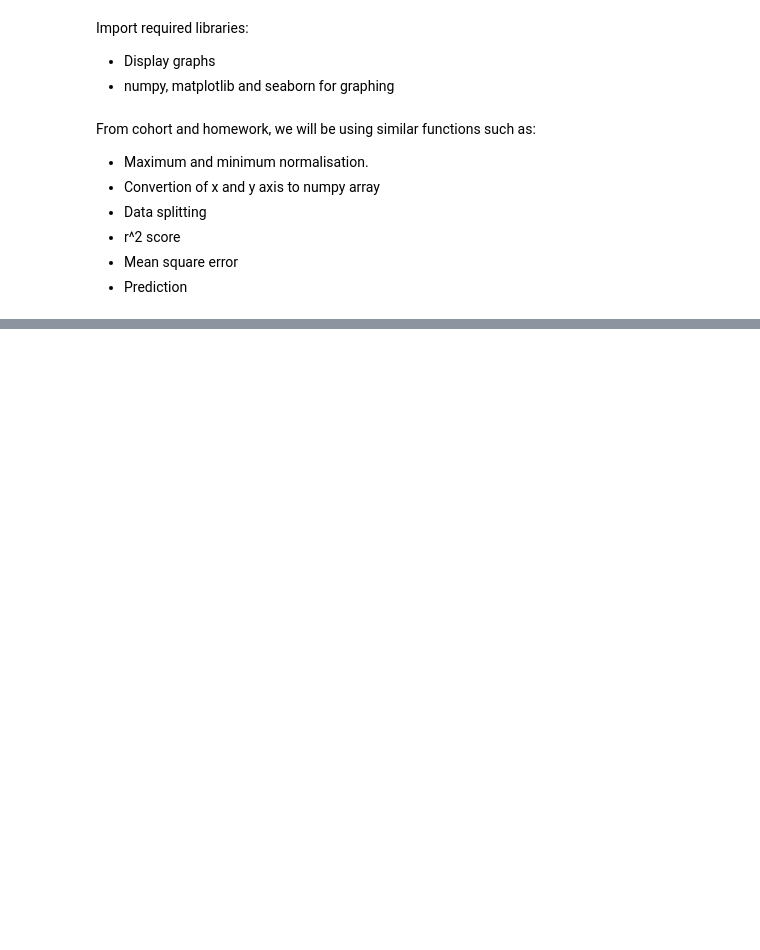
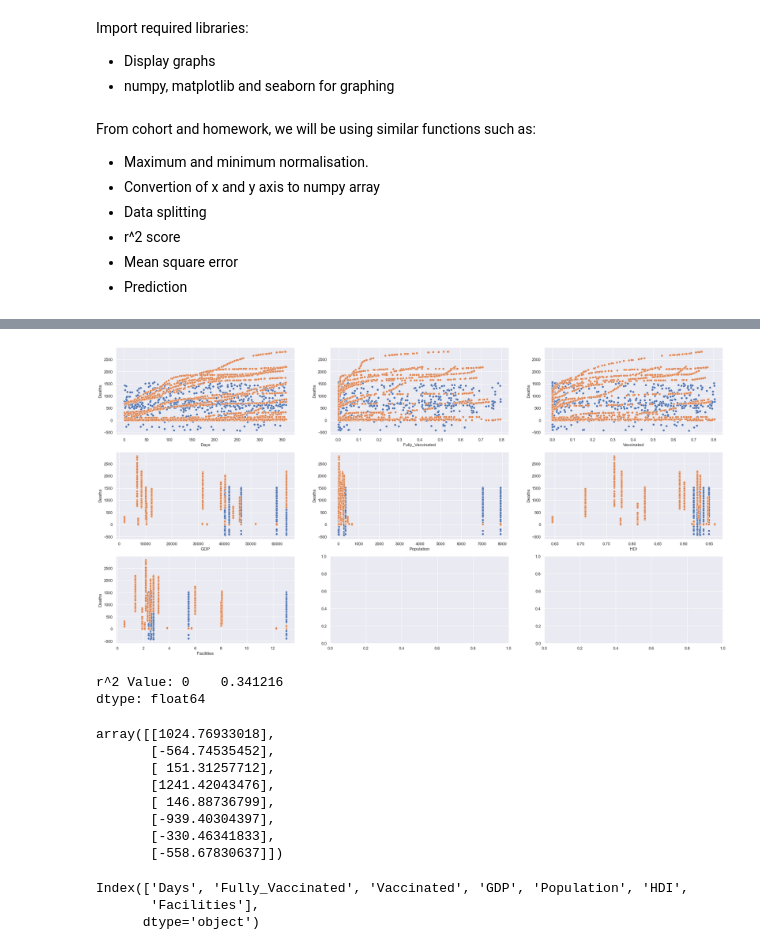
Before and after one commit to SorinoSSK/Term3_DDW_2D, a Jupyter notebook: Task 1.ipynb, the cells around one changed output, grey strips where cells are left out. Drawn from its saved outputs; the diff is of its cells as text; code cells hidden in the pictures; blank space fills up the shorter version.

```diff
--- a/Task 1.ipynb
+++ b/Task 1.ipynb
@@ -51,8 +32,11 @@ From cohort and homework, we will be using similar functions such as:
 - Prediction
 # %%
 def normalize_z(df):
-    dfout = (df - df.min(axis=0)) / (df.max(axis=0) - df.min(axis=0))
-    return dfout
+    return (df - df.min(axis=0)) / (df.max(axis=0) - df.min(axis=0))
+
+
+def normalize_predict(df, dfx):
+    return (dfx - df.min(axis=0)) / (df.max(axis=0) - df.min(axis=0))
 
 
 def prepare_x(df_x):
@@ -65,9 +49,9 @@ def prepare_y(df_y):
     return df_y.to_numpy()
 
 
-def predict(df_x, beta):
-    x = prepare_x(normalize_z(df_x))
-    # x = prepare_x(df_x)
+def predict(df, df_x, beta):
+    # x = prepare_x(normalize_z(df_x))
+    x = prepare_x(normalize_predict(df, df_x))
     return predict_norm(x, beta)
 
 
@@ -251,0 +150,30 @@ Predicted deaths: -40328084323.434906
+# %%
+prediction = pd.DataFrame(predict(xVal_train, xVal_test, beta))
+fig, axs = plt.subplots(math.ceil(len(xVal_train.columns)/3), 3, figsize=(30, 15))
+for index, x in enumerate(xVal.columns):
+    sns.set()
+    scat0 = sns.scatterplot(x=xVal_test[x], y=prediction[0], ax=axs[int(index/3), index%3,])
+    scat1 = sns.scatterplot(x=xVal_test[x], y=yVal_test["total_deaths_per_million"], ax=axs[int(index/3), index%3,])
+
+    scat0.set_ylabel("Deaths")
+    scat0.set_xlabel(x)
+plt.show()
+
+print("r^2 Value:", r2_score(prepare_y(yVal_test), prediction))
+display(beta)
+display(xVal_test.columns)
+# %% [output]
+[figure, added]
+r^2 Value: 0    0.341216
+dtype: float64
+array([[1024.76933018],
+       [-564.74535452],
+       [ 151.31257712],
+       [1241.42043476],
+       [ 146.88736799],
+       [-939.40304397],
+       [-330.46341833],
+       [-558.67830637]])
+Index(['Days', 'Fully_Vaccinated', 'Vaccinated', 'GDP', 'Population', 'HDI',
+       'Facilities'],
+      dtype='object')
```
Also changed, not shown: parts of 7 cells of this notebook.
